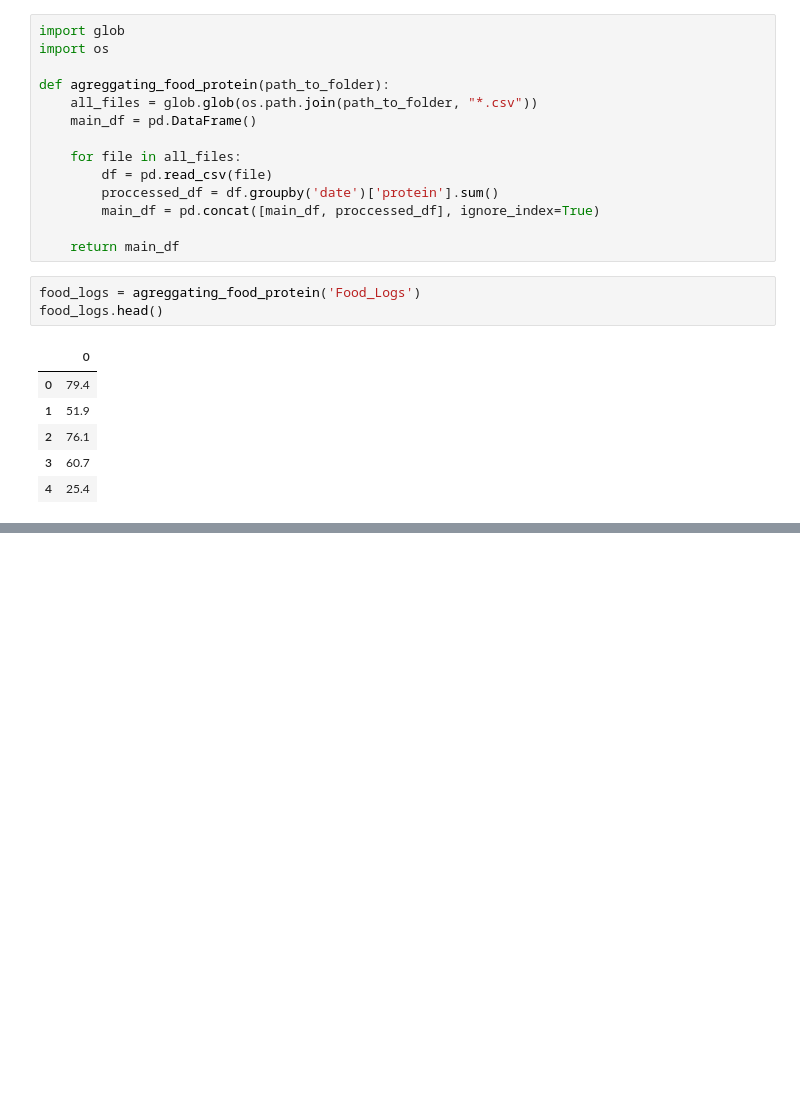
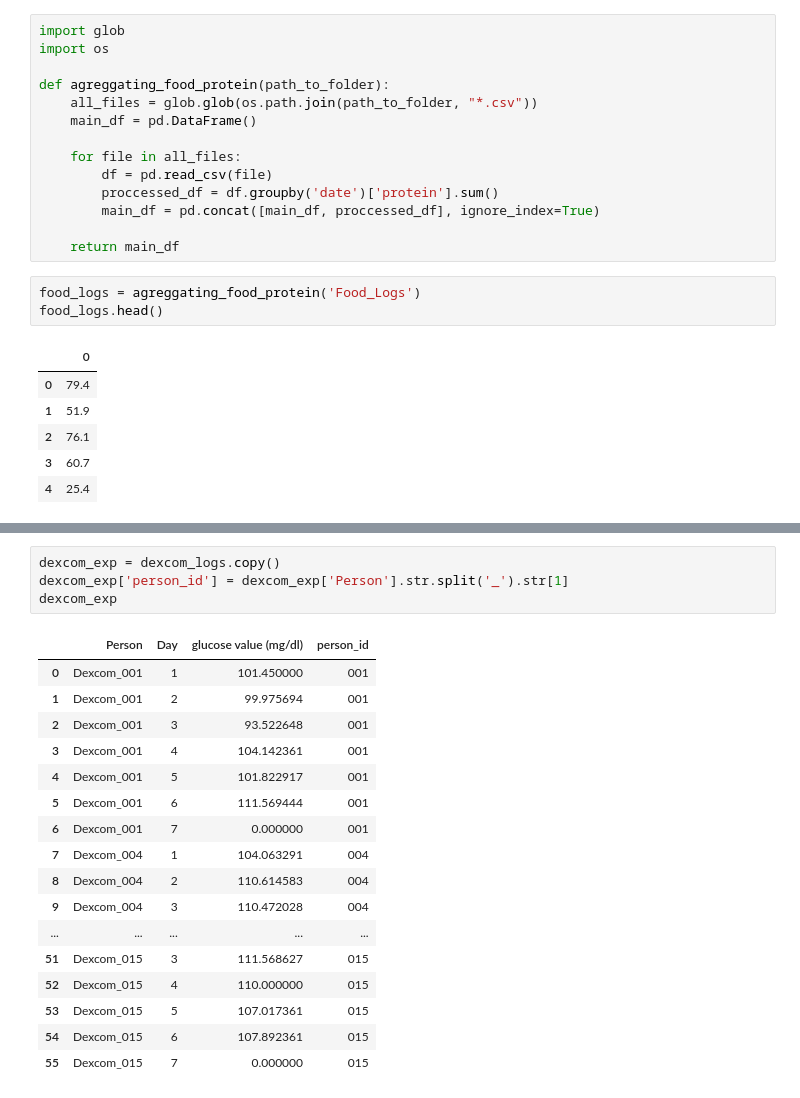
Before and after one commit to iamangeldi/dsc106_project2, a Jupyter notebook: project_2.ipynb, the cells around one changed output, grey strips where cells are left out. Saved outputs shown, nothing was run; the diff lists cells and outputs as text; blank space fills up the shorter version.

```diff
--- a/project_2.ipynb
+++ b/project_2.ipynb
@@ -114,0 +221,22 @@ result_df
+# %%
+dexcom_exp = dexcom_logs.copy()
+dexcom_exp['person_id'] = dexcom_exp['Person'].str.split('_').str[1]
+dexcom_exp
+# %% [output]
+|  | Person | Day | glucose value (mg/dl) | person_id |
+| 0 | Dexcom_001 | 1 | 101.450000 | 001 |
+| 1 | Dexcom_001 | 2 | 99.975694 | 001 |
+| 2 | Dexcom_001 | 3 | 93.522648 | 001 |
+| 3 | Dexcom_001 | 4 | 104.142361 | 001 |
+| 4 | Dexcom_001 | 5 | 101.822917 | 001 |
+| 5 | Dexcom_001 | 6 | 111.569444 | 001 |
+| 6 | Dexcom_001 | 7 | 0.000000 | 001 |
+| 7 | Dexcom_004 | 1 | 104.063291 | 004 |
+| 8 | Dexcom_004 | 2 | 110.614583 | 004 |
+| 9 | Dexcom_004 | 3 | 110.472028 | 004 |
+| ... | ... | ... | ... | ... |
+| 51 | Dexcom_015 | 3 | 111.568627 | 015 |
+| 52 | Dexcom_015 | 4 | 110.000000 | 015 |
+| 53 | Dexcom_015 | 5 | 107.017361 | 015 |
+| 54 | Dexcom_015 | 6 | 107.892361 | 015 |
+| 55 | Dexcom_015 | 7 | 0.000000 | 015 |
```
Also changed, not shown: parts of 9 cells of this notebook, 12 other files.
